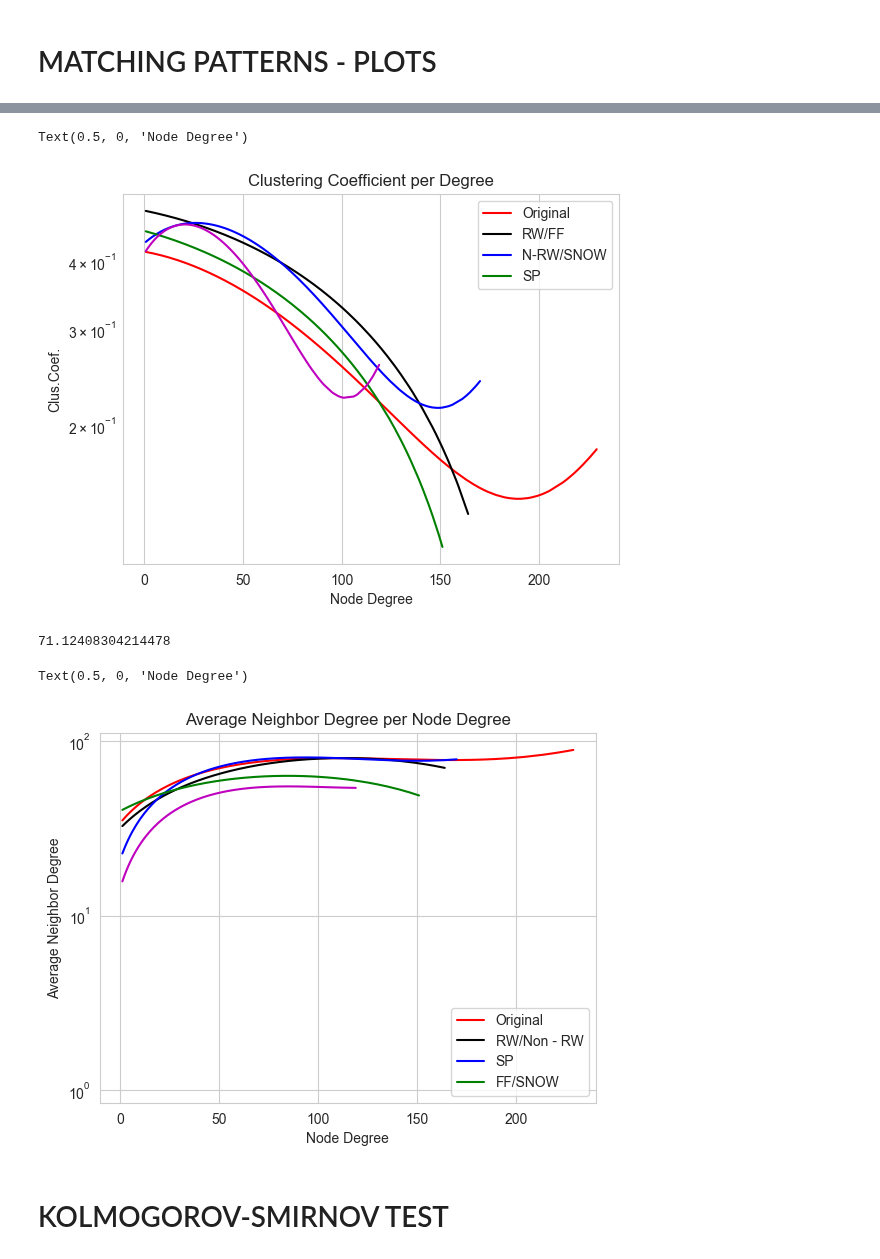
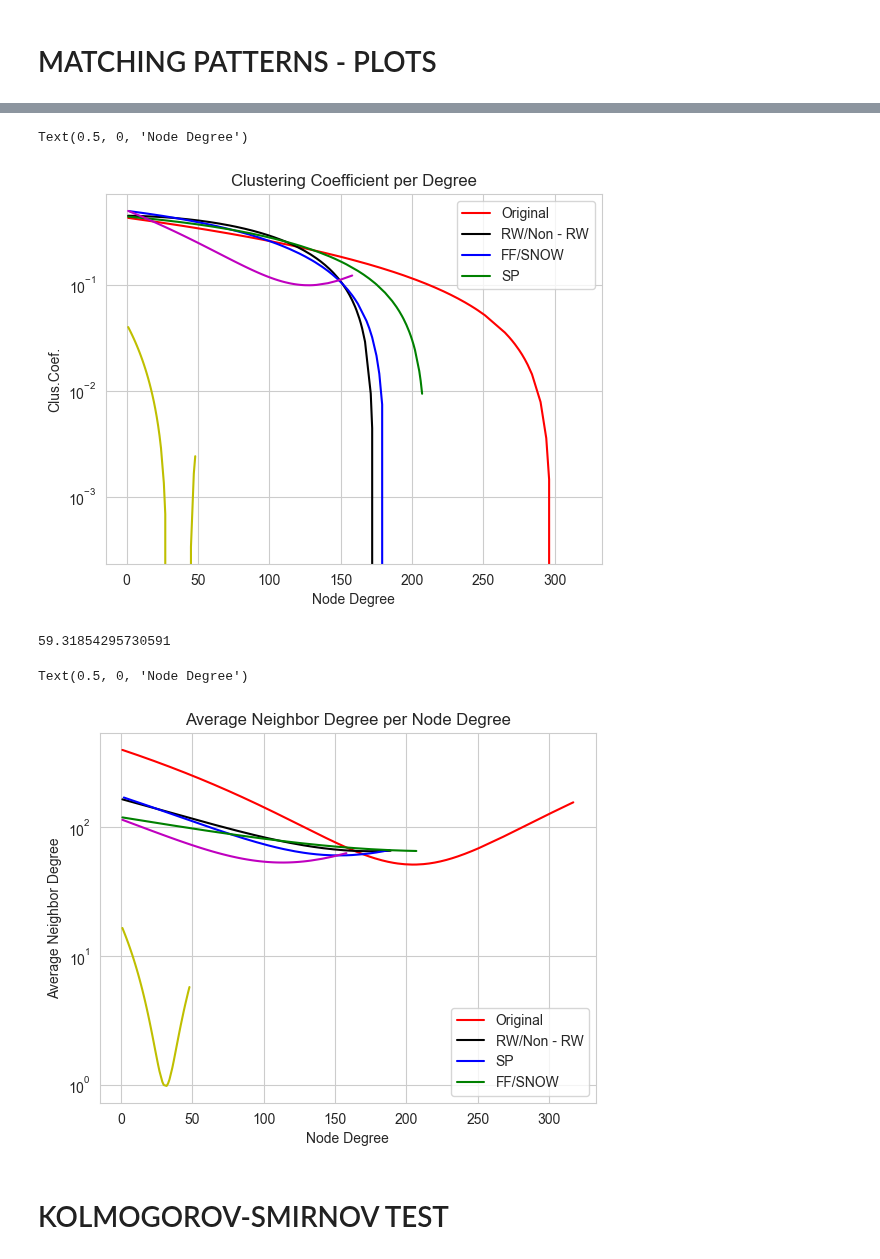
Before and after one commit to kyriakosar/Sampling-from-Networks, a Jupyter notebook: facebook_dataset.ipynb, the cells around one changed output, grey strips where cells are left out. Cells and saved outputs as stored; diff of their text form; code cells hidden in the pictures.

```diff
--- a/facebook_dataset.ipynb
+++ b/facebook_dataset.ipynb
@@ -70,0 +73,13 @@ after sampling graph nodes 4494
+# %%
+ts = time.time()
+"""Snow ball sampler example"""
+
+from littleballoffur.exploration_sampling import MetropolisHastingsRandomWalkSampler
+
+sampler = MetropolisHastingsRandomWalkSampler(number_of_nodes = 2326)
+
+metropolis_graph = sampler.sample(graph)
+
+print('original graph nodes', len(graph.nodes))
+print('after sampling graph nodes', len(metropolis_graph.nodes))
+time.time() - ts
@@ -76,7 +95,7 @@ ts = time.time()
 
 from littleballoffur.exploration_sampling import ForestFireSampler
 
-sampler = ForestFireSampler(4494)
+sampler = ForestFireSampler(2326)
 
 ff_graph = sampler.sample(graph)
 
@@ -95,7 +114,7 @@ ts = time.time()
 
 from littleballoffur.exploration_sampling import SpikyBallSampler
 
-sampler = SpikyBallSampler(4494)
+sampler = SpikyBallSampler(2326)
 
 spiky_graph = sampler.sample(graph)
 
@@ -388,5 +362,5 @@ time.time() - ts
 # %%
-z = np.polyfit(degrees, clustering_list,3)
+z = np.polyfit(degrees, clustering_list,2)
 p = np.poly1d(z)
 plt.plot(degrees,p(degrees),"r")
 
@@ -394,7 +368,7 @@ z = np.polyfit(degrees1, clustering_list1,2)
 p = np.poly1d(z)
 plt.plot(degrees1,p(degrees1),"black")
 
-z = np.polyfit(degrees2, clustering_list2,3)
+z = np.polyfit(degrees2, clustering_list2,2)
 p = np.poly1d(z)
 plt.plot(degrees2,p(degrees2),"blue")
 
@@ -402,15 +376,15 @@ z = np.polyfit(degrees3, clustering_list3,2)
 p = np.poly1d(z)
 plt.plot(degrees3,p(degrees3),"g")
 
-z = np.polyfit(degrees4, clustering_list4,3)
+z = np.polyfit(degrees4, clustering_list4,2)
 p = np.poly1d(z)
 plt.plot(degrees4,p(degrees4),"m")
 
-z = np.polyfit(degrees5, clustering_list5,3)
+z = np.polyfit(degrees5, clustering_list5,2)
 p = np.poly1d(z)
 plt.plot(degrees5,p(degrees5),"y")
 
-plt.legend(['Original','RW/FF','N-RW/SNOW','SP'])
+plt.legend(['Original','RW/Non - RW','FF/SNOW','SP'])
 plt.title("Clustering Coefficient per Degree")
 plt.ylabel("Clus.Coef.")
 # plt.xscale('log')
@@ -418,5 +392,5 @@ plt.yscale('log')
 plt.xlabel("Node Degree")
 # %% [output]
 Text(0.5, 0, 'Node Degree')
-[figure, old version]
+[figure, new version]
 # %%
@@ -480,58 +432,51 @@ def average_degree_neighbor(original, sample):
    return degrees,neighbor_list,kstest_neighbor_degree
 # %%
 ts = time.time()
+
 degrees,neighbor_list,kstest_neighbor_degree = average_degree_neighbor(graph,graph)
 degrees1,neighbor_list1,kstest_neighbor_degree1 = average_degree_neighbor(graph,rw_graph)
 degrees2,neighbor_list2,kstest_neighbor_degree2 = average_degree_neighbor(graph,nrw_graph)
-degrees3,neighbor_list3,kstest_neighbor_degree3 = average_degree_neighbor(graph,ff_graph)
-degrees4,neighbor_list4,kstest_neighbor_degree4 = average_degree_neighbor(graph,spiky_graph)
-degrees5,neighbor_list5,kstest_neighbor_degree5 = average_degree_neighbor(graph,frontier_graph)
+degrees3,neighbor_list3,kstest_neighbor_degree3 = average_degree_neighbor(graph,metropolis_graph)
+degrees4,neighbor_list4,kstest_neighbor_degree4 = average_degree_neighbor(graph,ff_graph)
+degrees5,neighbor_list5,kstest_neighbor_degree5 = average_degree_neighbor(graph,spiky_graph)
+
 time.time() - ts
 # %% [output]
-71.12408304214478
+59.31854295730591
 # %%
-# plt.figure(figsize=(12, 8))
-
-# plt.plot(degrees, neighbor_list, color='red')
-# plt.plot(degrees1, neighbor_list1, color='blue')
-# # plt.plot(degrees2, neighbor_list2, color='green')
-# plt.plot(degrees3,neighbor_list3,color='black' )
-# # plt.plot(degrees4,neighbor_list4,'m-',)
-# plt.plot(degrees5,neighbor_list5, 'y-')
-
-z = np.polyfit(degrees, neighbor_list,3)
+z = np.polyfit(degrees, neighbor_list,2)
 p = np.poly1d(z)
 plt.plot(degrees,p(degrees),"r")
 
 z = np.polyfit(degrees1, neighbor_list1,2)
 p = np.poly1d(z)
 plt.plot(degrees1,p(degrees1),"black")
 
-z = np.polyfit(degrees2, neighbor_list2,3)
+z = np.polyfit(degrees2, neighbor_list2,2)
 p = np.poly1d(z)
 plt.plot(degrees2,p(degrees2),"blue")
 
 z = np.polyfit(degrees3, neighbor_list3,2)
 p = np.poly1d(z)
 plt.plot(degrees3,p(degrees3),"g")
 
-z = np.polyfit(degrees4, neighbor_list4,3)
+z = np.polyfit(degrees4, neighbor_list4,2)
 p = np.poly1d(z)
 plt.plot(degrees4,p(degrees4),"m")
 
-z = np.polyfit(degrees5, neighbor_list5,3)
+z = np.polyfit(degrees5, neighbor_list5,2)
 p = np.poly1d(z)
 plt.plot(degrees5,p(degrees5),"y")
 
-plt.legend(['Original','RW/Non - RW', 'SP', 'FF/SNOW'])
+plt.legend(['Original','RW/Non - RW','SP', 'FF/SNOW'])
 plt.title("Average Neighbor Degree per Node Degree")
 plt.ylabel("Average Neighbor Degree")
 # plt.xscale('log')
 plt.yscale('log')
 plt.xlabel("Node Degree")
 # %% [output]
 Text(0.5, 0, 'Node Degree')
-[figure, old version]
+[figure, new version]
 # %% [markdown]
 # KOLMOGOROV-SMIRNOV TEST
 # %% [markdown]
```
Also changed, not shown: parts of 24 cells of this notebook, 7 other files.
